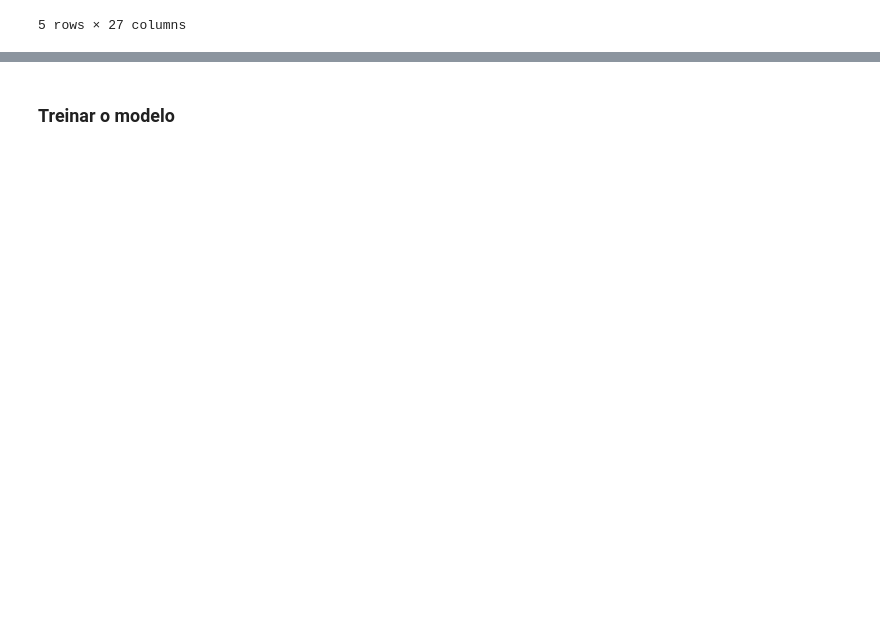
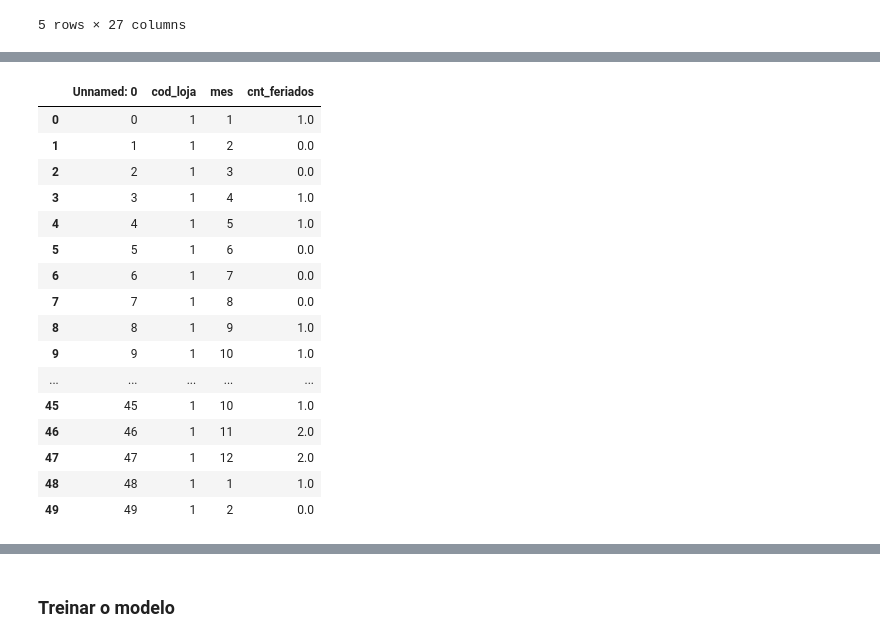
Before and after one commit to BeeData-USP/usp-vs-ufmg, a Jupyter notebook: zurita/randomForest.ipynb, the cells around one changed output, grey strips where cells are left out. Cells and saved outputs as stored; diff of their text form; code cells hidden in the pictures; blank space fills up the shorter version.

```diff
--- a/zurita/randomForest.ipynb
+++ b/zurita/randomForest.ipynb
@@ -175 +231,25 @@ df = df.merge(receita_ultimo_ano_df, left_index=True, right_index=True)
+# %%
+feriados_df = pd.read_csv("data/feriados.csv")
+com_feriados_df = df.merge(feriados_df, left_on=['cod_loja', 'mes'], right_on=['cod_loja', 'mes'], how='left')
+com_feriados_df = com_feriados_df.drop(columns=['mes', 'Unnamed: 0'])
+# %%
+feriados_df[feriados_df["cod_loja"] == 1].head(50)
+# %% [output]
+|  | Unnamed: 0 | cod_loja | mes | cnt_feriados |
+| 0 | 0 | 1 | 1 | 1.0 |
+| 1 | 1 | 1 | 2 | 0.0 |
+| 2 | 2 | 1 | 3 | 0.0 |
+| 3 | 3 | 1 | 4 | 1.0 |
+| 4 | 4 | 1 | 5 | 1.0 |
+| 5 | 5 | 1 | 6 | 0.0 |
+| 6 | 6 | 1 | 7 | 0.0 |
+| 7 | 7 | 1 | 8 | 0.0 |
+| 8 | 8 | 1 | 9 | 1.0 |
+| 9 | 9 | 1 | 10 | 1.0 |
+| ... | ... | ... | ... | ... |
+| 45 | 45 | 1 | 10 | 1.0 |
+| 46 | 46 | 1 | 11 | 2.0 |
+| 47 | 47 | 1 | 12 | 2.0 |
+| 48 | 48 | 1 | 1 | 1.0 |
+| 49 | 49 | 1 | 2 | 0.0 |
 # %%
```
Also changed, not shown: parts of 18 cells of this notebook, 7 other files.
